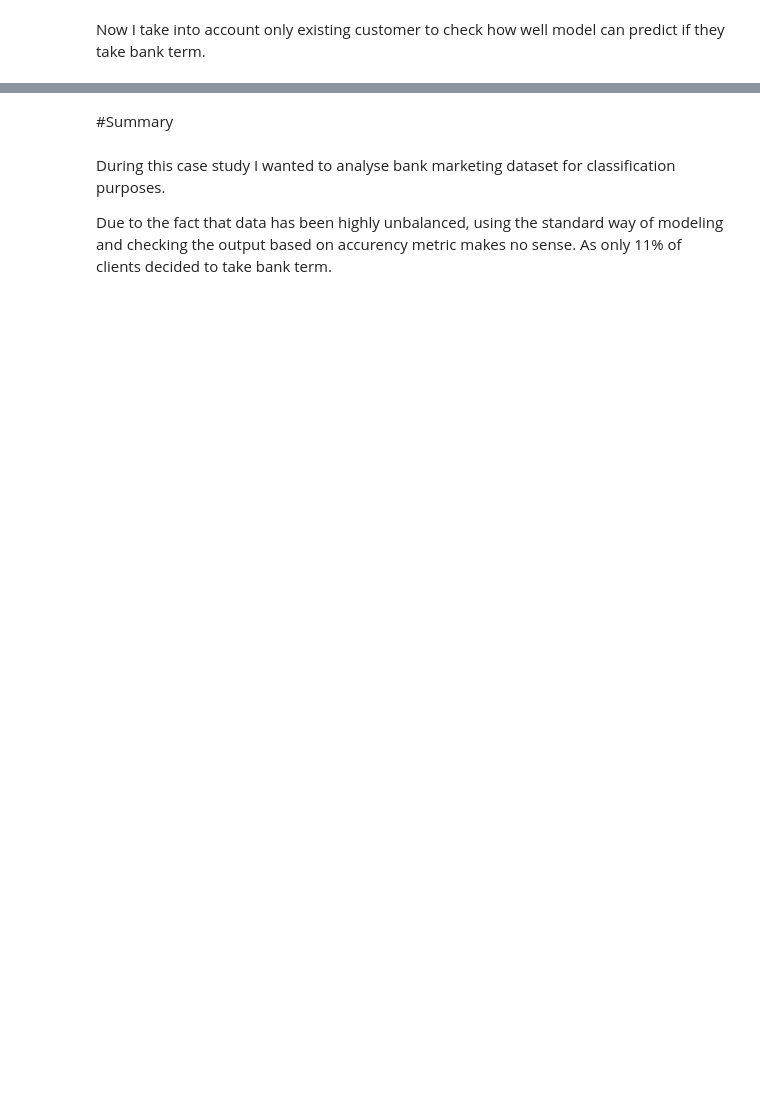
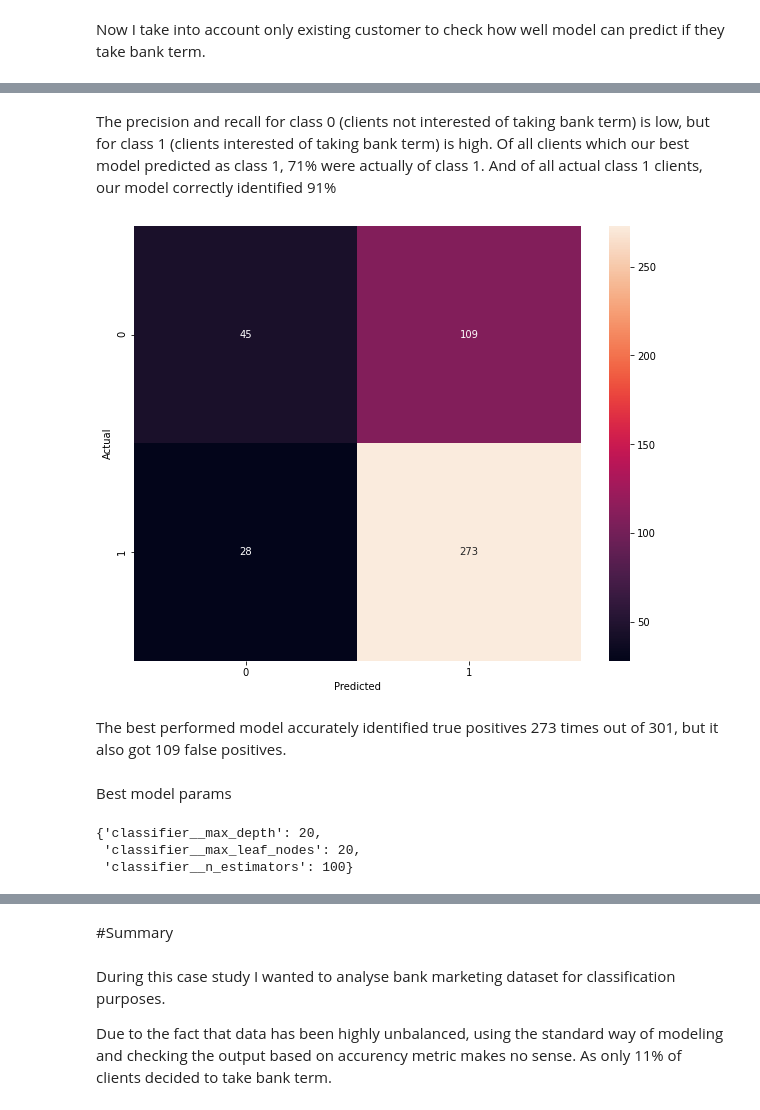
Before and after one commit to czokw1/ml-predict-bank-deposit, a Jupyter notebook: data_analysis.ipynb, the cells around one changed output, grey strips where cells are left out. Drawn from its saved outputs; the diff is of its cells as text; code cells hidden in the pictures; blank space fills up the shorter version.

```diff
--- a/data_analysis.ipynb
+++ b/data_analysis.ipynb
@@ -2994,0 +941,2 @@ The modeling idea of focusing on existing clients got good results.
+# %%
+X_train_curr_cust, X_test_curr_cust, y_train_curr_cust, y_test_curr_cust = train_test_split(X_curr, y_curr, test_size=0.3, random_state=123)
@@ -2994,0 +1109,16 @@ The modeling idea of focusing on existing clients got good results.
+# %%
+seed=123
+kfold = StratifiedKFold(n_splits=5, random_state=seed,shuffle=True)
+
+pipe_best_model = Pipeline([
+                   ('classifier', ExtraTreesClassifier(n_estimators=500, max_leaf_nodes=16))
+                  ])
+
+param_grid_best_model = {'classifier__n_estimators': [10, 50, 100],
+              'classifier__max_leaf_nodes': [10, 20],
+              'classifier__max_depth': [10, 20]
+             }
+
+grid_best_model = GridSearchCV(pipe_best_model, param_grid_best_model, cv=kfold, return_train_score=True)
+
+grid_best_model.fit(X_train_curr_cust, y_train_curr_cust)
@@ -2994,0 +1143,2 @@ The modeling idea of focusing on existing clients got good results.
+# %%
+y_pred = grid_best_model.predict(X_test_curr_cust)
@@ -2994,0 +1156,23 @@ The modeling idea of focusing on existing clients got good results.
+# %% [markdown]
+The precision and recall for class 0 (clients not interested of taking bank term) is low, but for class 1 (clients interested of taking bank term) is high. Of all clients which our best model predicted as class 1, 71% were actually of class 1. And of all actual class 1 clients, our model correctly identified 91%
+# %%
+data = {'Actual':y_test_curr_cust.tolist(),'Predicted':y_pred.tolist()}
+
+df = pd.DataFrame(data,columns=['Actual','Predicted'])
+
+confusion_matrix = pd.crosstab(df['Actual'],df['Predicted'],rownames=['Actual'],colnames=['Predicted'])
+plt.figure(figsize=(10,8))
+sns.heatmap(confusion_matrix, annot=True,fmt='d')
+plt.show()
+# %% [output]
+[figure, added]
+# %% [markdown]
+The best performed model accurately identified true positives 273 times out of 301, but it also got 109 false positives.
+# %% [markdown]
+Best model params
+# %%
+grid_best_model.best_params_
+# %% [output]
+{'classifier__max_depth': 20,
+ 'classifier__max_leaf_nodes': 20,
+ 'classifier__n_estimators': 100}
```
Also changed, not shown: parts of 324 cells of this notebook.
